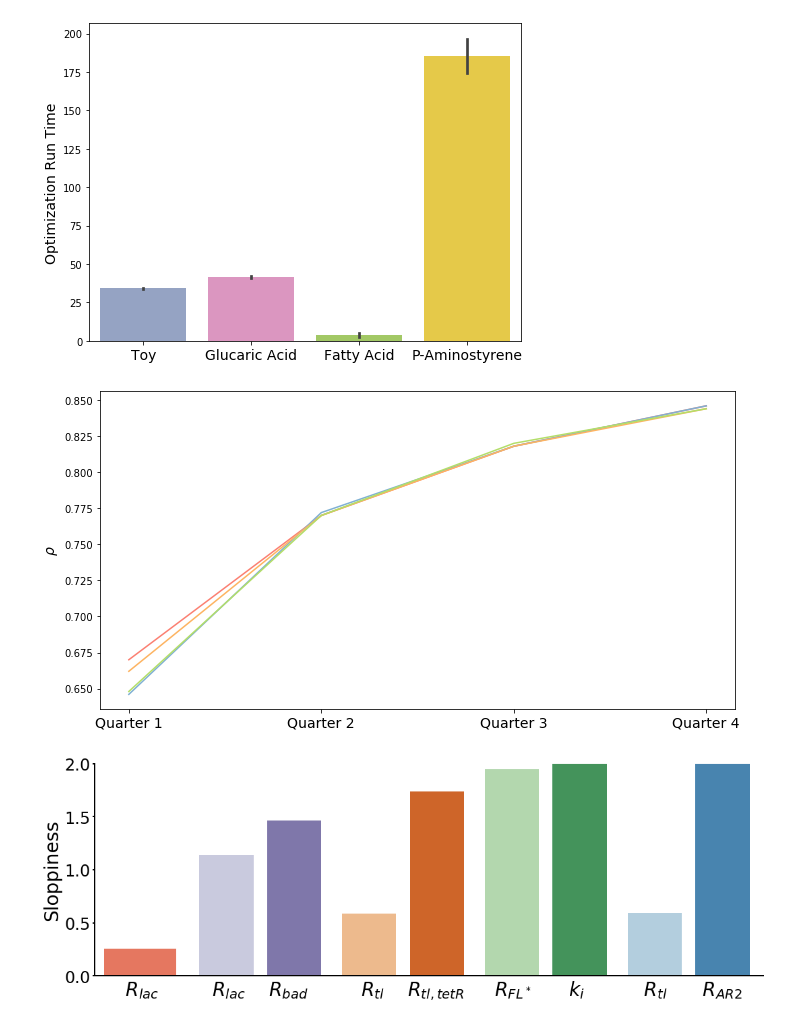
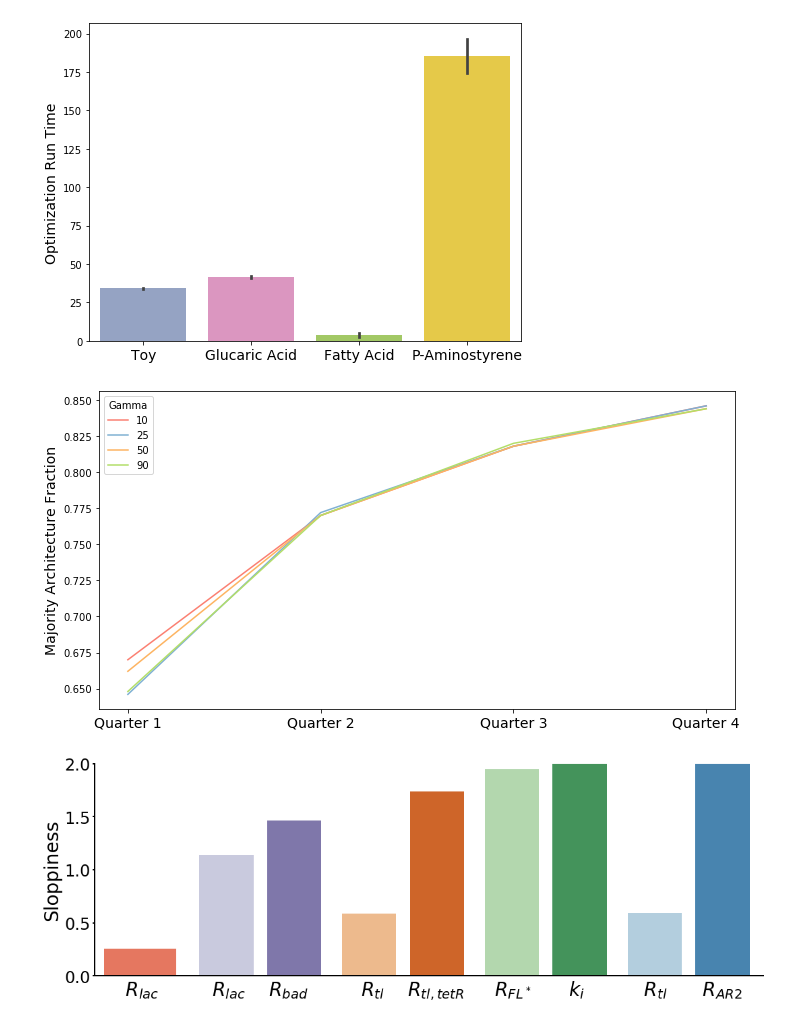
Before and after one commit to cjmerzbacher/bayesopt-dynamic-pathways, a Jupyter notebook: visualization/supplementary_viz.ipynb, the cells around one changed output. Cells and saved outputs as stored; diff of their text form; code cells hidden in the pictures.

```diff
--- a/visualization/supplementary_viz.ipynb
+++ b/visualization/supplementary_viz.ipynb
@@ -25,20 +25,20 @@ if save_figs: fig.savefig('../figs/supp_runtime_results.png', dpi=300)
 # %%
 ###FIGURE: Line plot of majority fraction over time
 hyp_data = pd.read_csv('../data/supplementary_data/parsed_hyparparameter_results.csv')
 pal = sns.color_palette("Set3")[3:7]
 fig, axs = plt.subplots(1,1,figsize=(10, 5))
 ax = axs
-sns.lineplot(data=hyp_data, y='majority_fraction', x='quarter', hue='Gamma', palette=pal, ax=ax, legend=False)
-ax.set_ylabel(r'$\rho$', fontsize=14)
+sns.lineplot(data=hyp_data, y='majority_fraction', x='quarter', hue='Gamma', palette=pal, ax=ax, legend=True)
+ax.set_ylabel(r'Majority Architecture Fraction', fontsize=14)
 ax.set_xlabel('')
 ax.set_xticks([1, 2, 3, 4])
 ax.set_xticklabels(['Quarter 1', 'Quarter 2', 'Quarter 3', 'Quarter 4'])
 ax.tick_params(axis='x', labelsize=14)
 fig.tight_layout()
 
 if save_figs: fig.savefig('../figs/supp_hyperparameter.png', dpi=300)
 # %% [output]
-[figure, old version]
+[figure, new version]
 # %%
 ###Fatty acid data processing
 orders = ['Open Loop', 'Open Loop Intermediate', 'Negative Gene Loop', 'Negative Metabolic Loop', 'Layered Negative Metabolic Loop']
```
Also changed, not shown: 19 other files.
